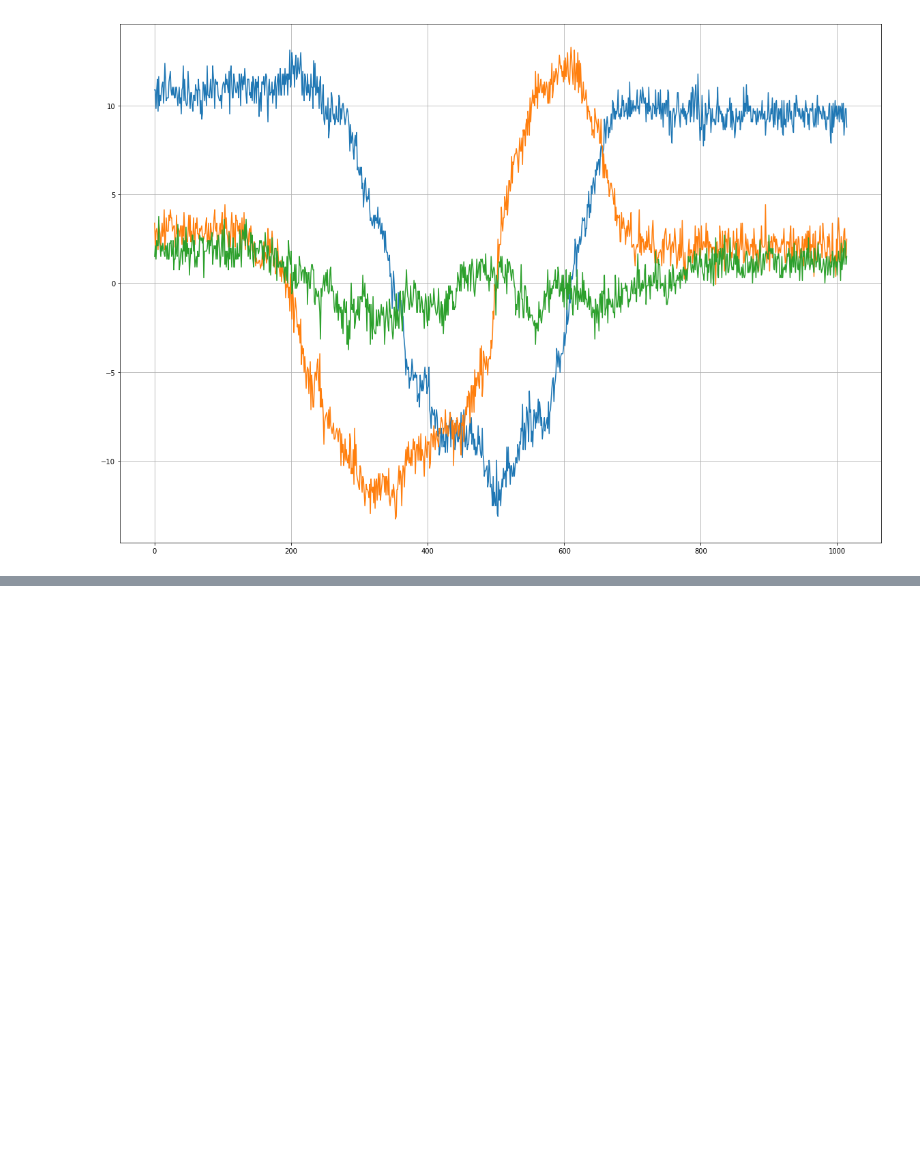
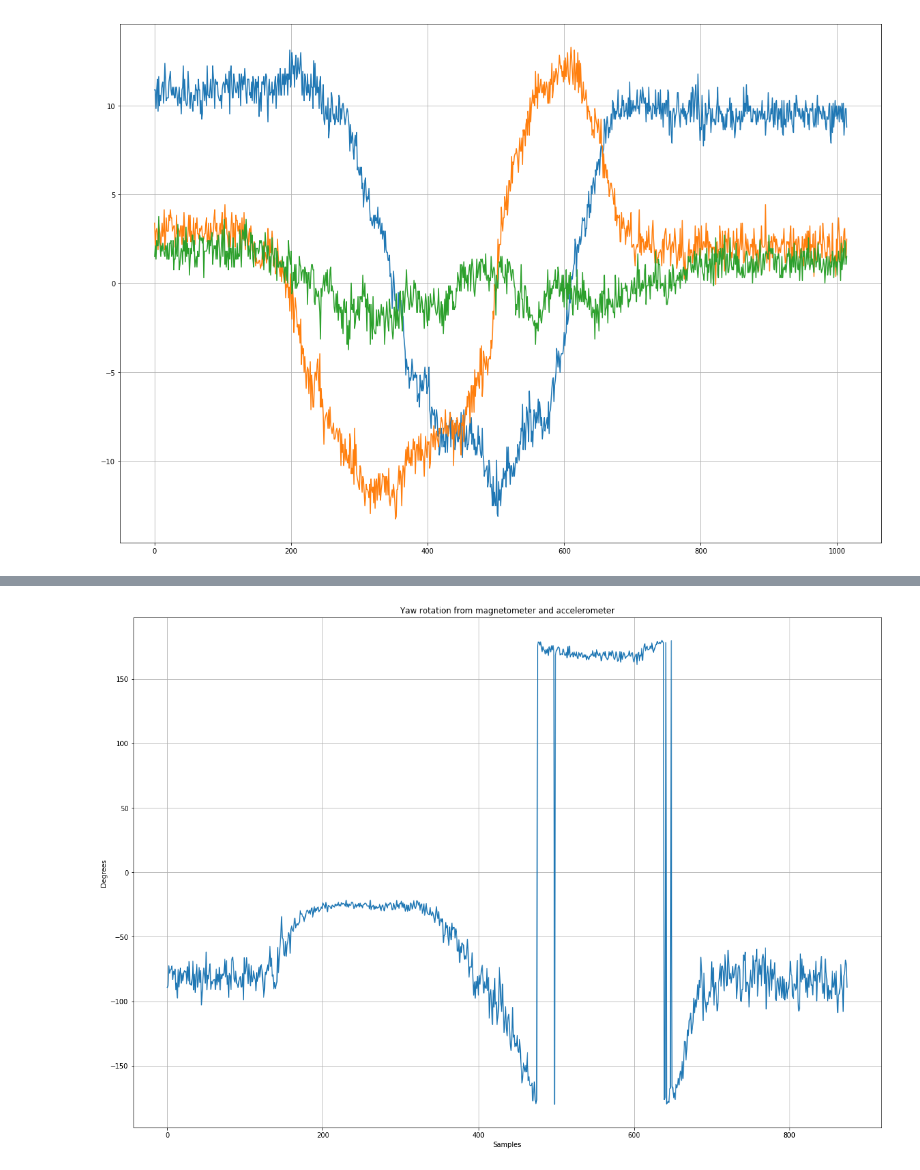
Before and after one commit to nhorro/mpu9250_ahrs, a Jupyter notebook: notebooks/01 - BasicAHRS.ipynb, the cells around one changed output, grey strips where cells are left out. Saved outputs shown, nothing was run; the diff lists cells and outputs as text; code cells hidden in the pictures; blank space fills up the shorter version.

```diff
--- a/notebooks/01 - BasicAHRS.ipynb
+++ b/notebooks/01 - BasicAHRS.ipynb
@@ -292,0 +315,5 @@ Text(0,0.5,'Degrees')
+# %%
+df=load_and_preprocess_file("../data/roll-left-then-right.csv",convert_measurements=True)
+process_and_plot_yaw(df)
+# %% [output]
+[figure, added]
```
Also changed, not shown: parts of 13 cells of this notebook, 3 other files.
